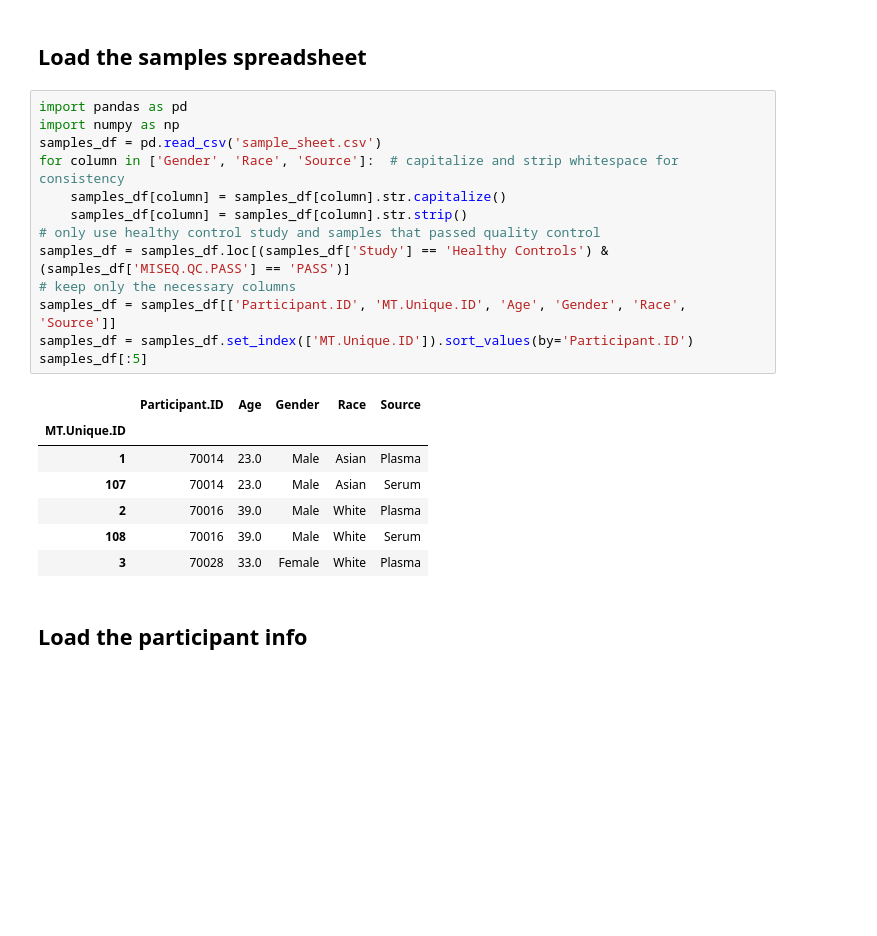
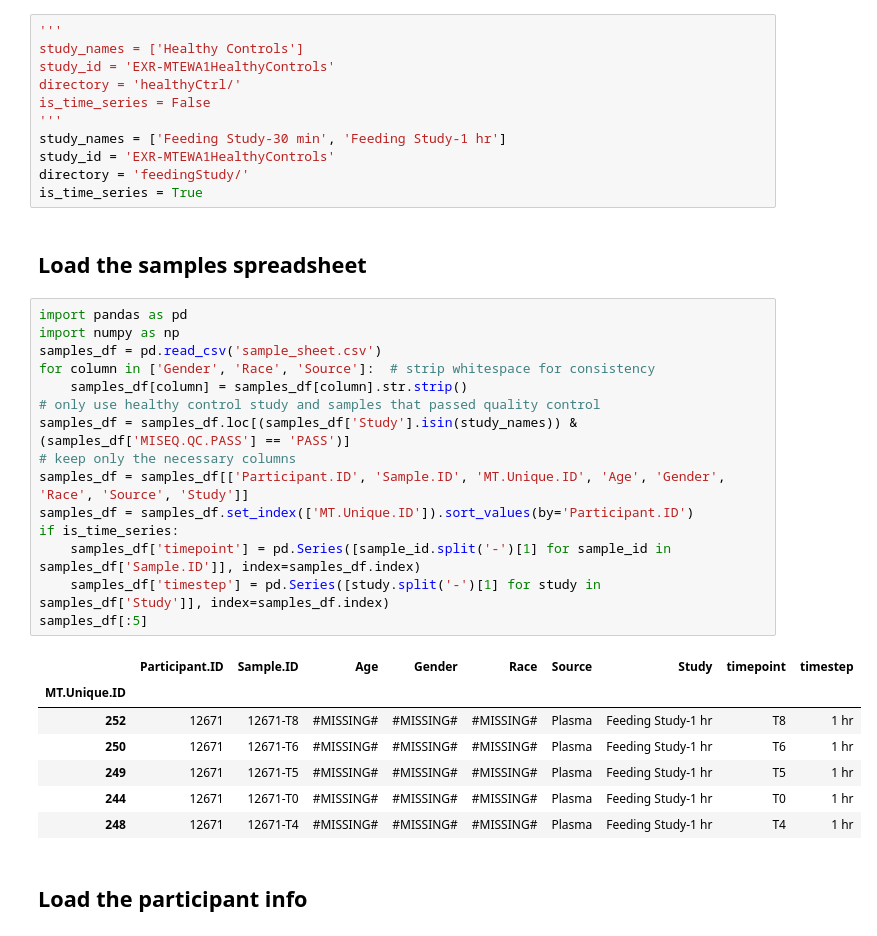
Before and after one commit to kelly-sovacool/dmrr-submission-prep, a Jupyter notebook: dmrr_prep.ipynb, the cells around one changed output. Cells and saved outputs as stored; diff of their text form; blank space fills up the shorter version.

Commit message:
now generates biosamples & donors for the feeding study

```diff
--- a/dmrr_prep.ipynb
+++ b/dmrr_prep.ipynb
@@ -5,26 +3,39 @@ study_name = 'EXR-MTEWA1HealthyControls'
+# %%
+'''
+study_names = ['Healthy Controls']
+study_id = 'EXR-MTEWA1HealthyControls'
+directory = 'healthyCtrl/'
+is_time_series = False
+'''
+study_names = ['Feeding Study-30 min', 'Feeding Study-1 hr']
+study_id = 'EXR-MTEWA1HealthyControls'
+directory = 'feedingStudy/'
+is_time_series = True
 # %% [markdown]
 ## Load the samples spreadsheet
 # %%
 import pandas as pd
 import numpy as np
 samples_df = pd.read_csv('sample_sheet.csv')
-for column in ['Gender', 'Race', 'Source']:  # capitalize and strip whitespace for consistency
-    samples_df[column] = samples_df[column].str.capitalize()
+for column in ['Gender', 'Race', 'Source']:  # strip whitespace for consistency
     samples_df[column] = samples_df[column].str.strip()
 # only use healthy control study and samples that passed quality control
-samples_df = samples_df.loc[(samples_df['Study'] == 'Healthy Controls') & (samples_df['MISEQ.QC.PASS'] == 'PASS')]
+samples_df = samples_df.loc[(samples_df['Study'].isin(study_names)) & (samples_df['MISEQ.QC.PASS'] == 'PASS')]
 # keep only the necessary columns
-samples_df = samples_df[['Participant.ID', 'MT.Unique.ID', 'Age', 'Gender', 'Race', 'Source']]
+samples_df = samples_df[['Participant.ID', 'Sample.ID', 'MT.Unique.ID', 'Age', 'Gender', 'Race', 'Source', 'Study']]
 samples_df = samples_df.set_index(['MT.Unique.ID']).sort_values(by='Participant.ID')
+if is_time_series:
+    samples_df['timepoint'] = pd.Series([sample_id.split('-')[1] for sample_id in samples_df['Sample.ID']], index=samples_df.index)
+    samples_df['timestep'] = pd.Series([study.split('-')[1] for study in samples_df['Study']], index=samples_df.index)
 samples_df[:5]
 # %% [output]
-|  | Participant.ID | Age | Gender | Race | Source |
-| MT.Unique.ID |  |  |  |  |  |
-| 1 | 70014 | 23.0 | Male | Asian | Plasma |
-| 107 | 70014 | 23.0 | Male | Asian | Serum |
-| 2 | 70016 | 39.0 | Male | White | Plasma |
-| 108 | 70016 | 39.0 | Male | White | Serum |
-| 3 | 70028 | 33.0 | Female | White | Plasma |
+|  | Participant.ID | Sample.ID | Age | Gender | Race | Source | Study | timepoint | timestep |
+| MT.Unique.ID |  |  |  |  |  |  |  |  |  |
+| 252 | 12671 | 12671-T8 | #MISSING# | #MISSING# | #MISSING# | Plasma | Feeding Study-1 hr | T8 | 1 hr |
+| 250 | 12671 | 12671-T6 | #MISSING# | #MISSING# | #MISSING# | Plasma | Feeding Study-1 hr | T6 | 1 hr |
+| 249 | 12671 | 12671-T5 | #MISSING# | #MISSING# | #MISSING# | Plasma | Feeding Study-1 hr | T5 | 1 hr |
+| 244 | 12671 | 12671-T0 | #MISSING# | #MISSING# | #MISSING# | Plasma | Feeding Study-1 hr | T0 | 1 hr |
+| 248 | 12671 | 12671-T4 | #MISSING# | #MISSING# | #MISSING# | Plasma | Feeding Study-1 hr | T4 | 1 hr |
 # %% [markdown]
 ## Load the participant info
 # %%
```
Also changed, not shown: parts of 13 cells of this notebook, 5 other files.
